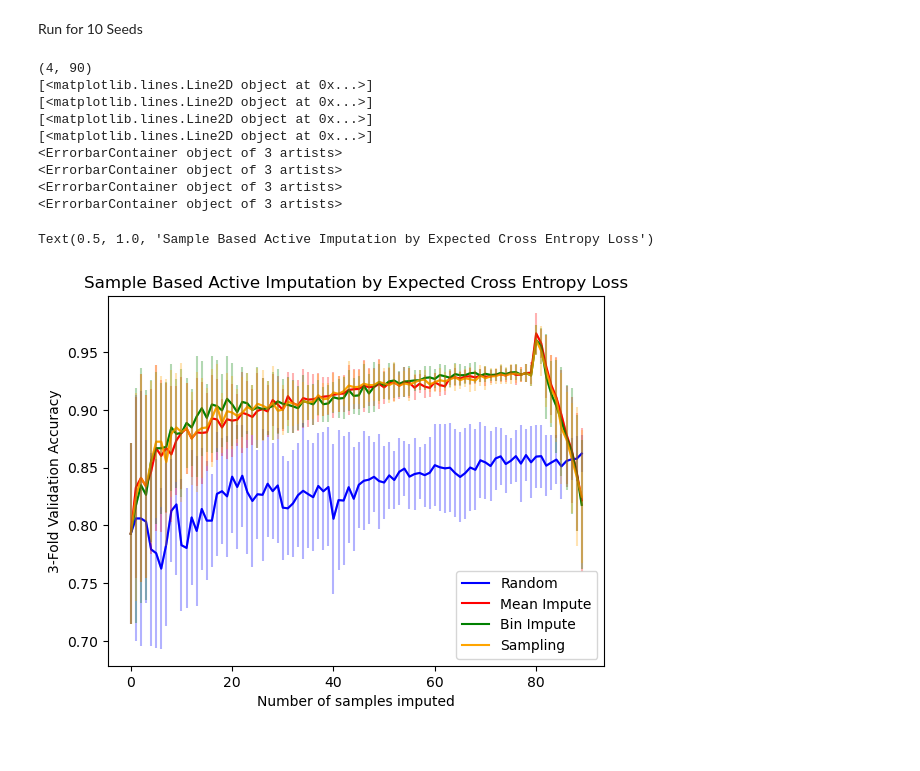
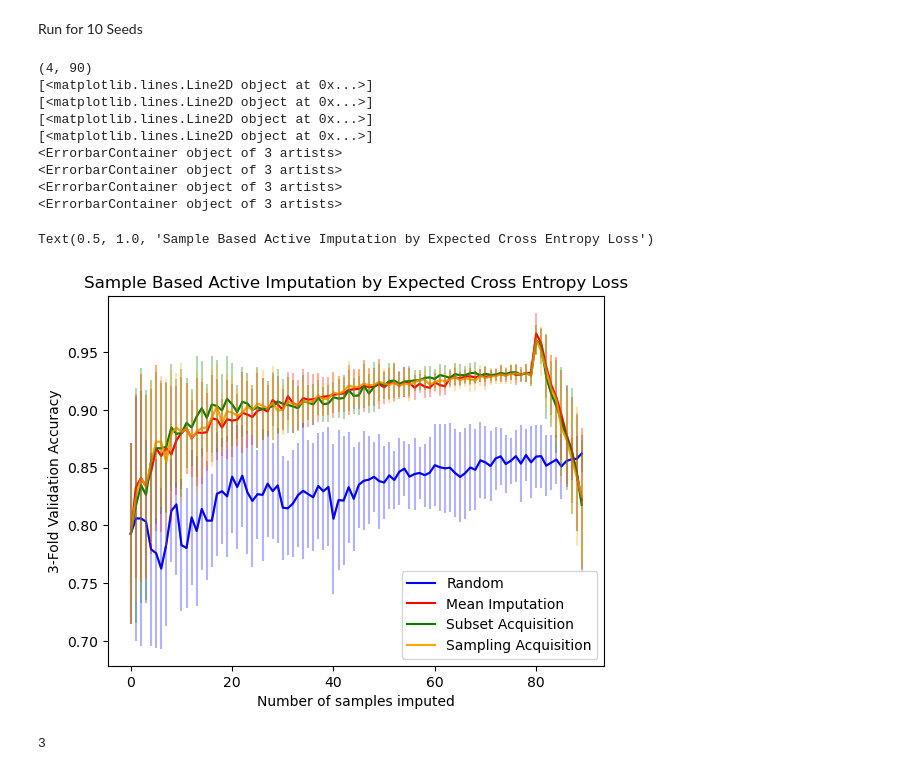
Before and after one commit to ThomasCZhang/Darth-Imputer, a Jupyter notebook: src/sample_based/run_simulations.ipynb, the cells around one changed output. Saved outputs shown, nothing was run; the diff lists cells and outputs as text; code cells hidden in the pictures.

```diff
--- a/src/sample_based/run_simulations.ipynb
+++ b/src/sample_based/run_simulations.ipynb
@@ -637,5 +751,5 @@ class SamplingBasedSampleAcquisition():
 # %%
-data = pd.read_csv("fertility_Diagnosis.txt")
+data = pd.read_csv("data/binary/fertility_Diagnosis.txt")
 matrix = np.array(data)
 labels = matrix[:, -1]
 features = matrix[:, 0:9]
@@ -647,20 +761,19 @@ model = LogisticRegression
 
 methods = [RandomSelection(),
 
-           MeanImpute(importance_selector = cross_entropy_selector,
-                      loss = cross_entropy_loss),
+           MeanImpute(importance_selector = cross_entropy_selector(),
+                      loss = cross_entropy_loss()),
 
            SampleSubsetAcquisition(max_subset_size = 100,
-                                   importance_selector = cross_entropy_selector,
+                                   importance_selector = cross_entropy_selector(),
                                    max_ = 10,
-                                   min_ = 0,
                                    bins = 3,
                                    model = model,
                                    error = True),
 
 
            SamplingBasedSampleAcquisition(sample_size = 10,
-                                           importance_selector = cross_entropy_selector,
+                                           importance_selector = cross_entropy_selector(),
                                            error = True)
 
 
@@ -778,19 +961,63 @@ for seed in range(10):
     all_stdvs.append(stdvs)
 # %%
 PrintAllSimulations(all_means, all_stdvs)
-plt.legend(["Random", "Mean Impute", "Bin Impute", "Sampling"], loc = "lower right")
+plt.legend(["Random", "Mean Imputation", "Subset Acquisition", "Sampling Acquisition"], loc = "lower right")
 plt.xlabel("Number of samples imputed")
 plt.ylabel("3-Fold Validation Accuracy")
 plt.title("Sample Based Active Imputation by Expected Cross Entropy Loss")
 # %% [output]
 (4, 90)
 [<matplotlib.lines.Line2D object at 0x...>]
 [<matplotlib.lines.Line2D object at 0x...>]
 [<matplotlib.lines.Line2D object at 0x...>]
 [<matplotlib.lines.Line2D object at 0x...>]
 <ErrorbarContainer object of 3 artists>
 <ErrorbarContainer object of 3 artists>
 <ErrorbarContainer object of 3 artists>
 <ErrorbarContainer object of 3 artists>
 Text(0.5, 1.0, 'Sample Based Active Imputation by Expected Cross Entropy Loss')
-[figure, old version]
+[figure, new version]
+# %%
+data = pd.read_csv("fertility_Diagnosis.txt")
+matrix = np.array(data)
+labels = matrix[:, -1]
+features = matrix[:, 0:9]
+features = np.array(features, dtype = np.float64)
+labels = str_to_int_labels(labels)
+split = RandomSplit(split_percent = 0.1)
+model = LogisticRegression
+
+
+mean1 =  MeanImpute(importance_selector = expected_model_change_logistic,
+                      loss = cross_entropy_loss, error = False)
+mean2 = MeanImpute(importance_selector = cross_entropy_selector,
+                      loss = cross_entropy_loss, error = True)
+
+
+methods_expected_change = [RandomSelection(),
+
+           mean1,
+
+#            SampleSubsetAcquisition(max_subset_size = 100,
+#                                    importance_selector = expected_model_change_logistic,
+#                                    max_ = 10,
+#                                    min_ = 0,
+#                                    bins = 3,
+#                                    model = model,
+#                                    error = True),
+
+
+#            SamplingBasedSampleAcquisition(sample_size = 10,
+#                                            importance_selector = expected_model_change_logistic,
+#                                            error = True),
+
+             mean2,
+
+
+           ]
+
+print(len(methods_expected_change))
+
+impute_expected = ImputationSimulation(features, labels, split, 0.4, model, methods_expected_change, "cross validation")
+# %% [output]
+3
```
Also changed, not shown: parts of 19 cells of this notebook, 12 other files.
